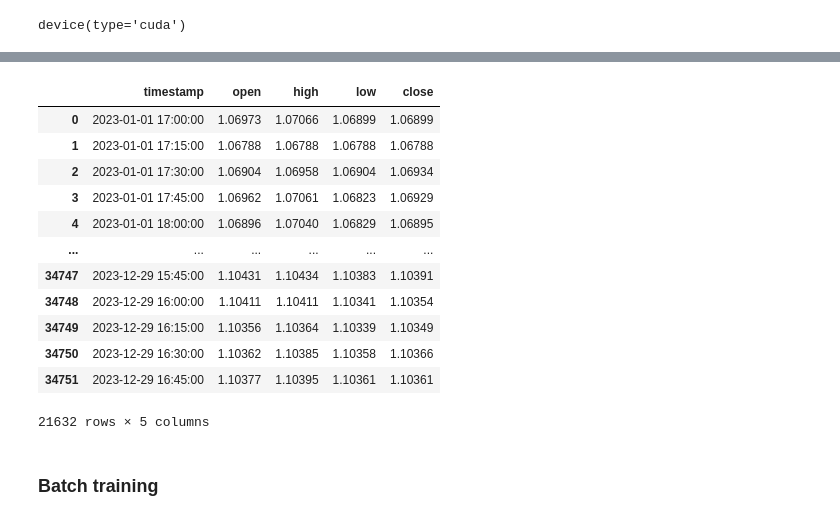
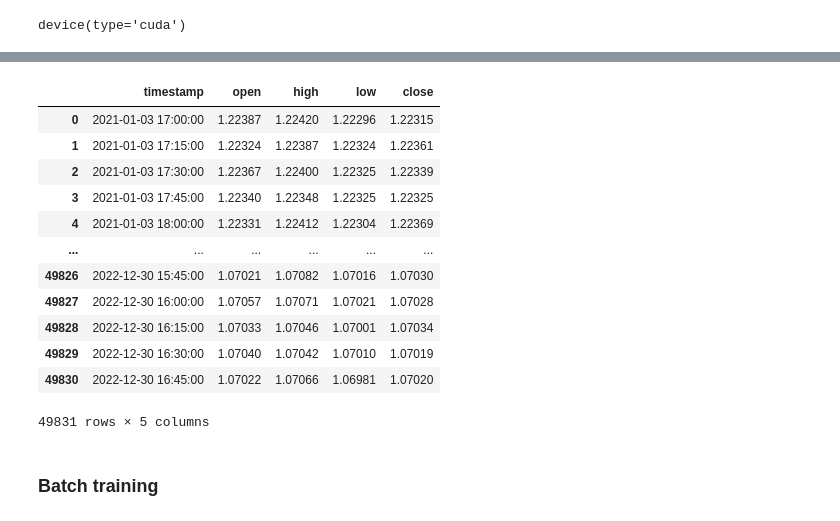
Before and after one commit to Suraj6E/EURUSD-DQN-LSTM, a Jupyter notebook: LSTM.ipynb, the cells around one changed output, grey strips where cells are left out. Cells and saved outputs as stored; diff of their text form; code cells hidden in the pictures.

```diff
--- a/LSTM.ipynb
+++ b/LSTM.ipynb
@@ -20,16 +20,24 @@ device(type='cuda')
 filename = "EURUSD_M1_2023.csv"
 
 
-df = pd.read_csv("./data_saved/"+filename)
+df1 = pd.read_csv("./data_saved/EURUSD_M1_2021.csv")
+df2 = pd.read_csv("./data_saved/EURUSD_M1_2022.csv")
+
+concatenated_df = pd.concat([df1, df2], axis=0)
+concatenated_df.reset_index(drop=True, inplace=True)
+
+
+# df2 = pd.read_csv("./data_saved/"+filename)
  # Convert 'timestamp' column to datetime
-df['timestamp'] = pd.to_datetime(df['timestamp'])
+concatenated_df['timestamp'] = pd.to_datetime(concatenated_df['timestamp'])
 
 #timestamp as index
-df.set_index('timestamp', inplace=True)
-data = df.resample('15min').agg({'open': 'first', 'high': 'max', 'low': 'min', 'close': 'last'}).reset_index()
+concatenated_df.set_index('timestamp', inplace=True)
+data = concatenated_df.resample('15min').agg({'open': 'first', 'high': 'max', 'low': 'min', 'close': 'last'}).reset_index()
 
 #Drop NA rows
 data = data.dropna(axis=0)
+data.reset_index(drop=True, inplace=True)
 
 
 # data = data['close']
@@ -68,16 +76,16 @@ std        0.016281      0.016278
 |  | timestamp | open | high | low | close |
-| 0 | 2023-01-01 17:00:00 | 1.06973 | 1.07066 | 1.06899 | 1.06899 |
-| 1 | 2023-01-01 17:15:00 | 1.06788 | 1.06788 | 1.06788 | 1.06788 |
-| 2 | 2023-01-01 17:30:00 | 1.06904 | 1.06958 | 1.06904 | 1.06934 |
-| 3 | 2023-01-01 17:45:00 | 1.06962 | 1.07061 | 1.06823 | 1.06929 |
-| 4 | 2023-01-01 18:00:00 | 1.06896 | 1.07040 | 1.06829 | 1.06895 |
+| 0 | 2021-01-03 17:00:00 | 1.22387 | 1.22420 | 1.22296 | 1.22315 |
+| 1 | 2021-01-03 17:15:00 | 1.22324 | 1.22387 | 1.22324 | 1.22361 |
+| 2 | 2021-01-03 17:30:00 | 1.22367 | 1.22400 | 1.22325 | 1.22339 |
+| 3 | 2021-01-03 17:45:00 | 1.22340 | 1.22348 | 1.22325 | 1.22325 |
+| 4 | 2021-01-03 18:00:00 | 1.22331 | 1.22412 | 1.22304 | 1.22369 |
 | ... | ... | ... | ... | ... | ... |
-| 34747 | 2023-12-29 15:45:00 | 1.10431 | 1.10434 | 1.10383 | 1.10391 |
-| 34748 | 2023-12-29 16:00:00 | 1.10411 | 1.10411 | 1.10341 | 1.10354 |
-| 34749 | 2023-12-29 16:15:00 | 1.10356 | 1.10364 | 1.10339 | 1.10349 |
-| 34750 | 2023-12-29 16:30:00 | 1.10362 | 1.10385 | 1.10358 | 1.10366 |
-| 34751 | 2023-12-29 16:45:00 | 1.10377 | 1.10395 | 1.10361 | 1.10361 |
+| 49826 | 2022-12-30 15:45:00 | 1.07021 | 1.07082 | 1.07016 | 1.07030 |
+| 49827 | 2022-12-30 16:00:00 | 1.07057 | 1.07071 | 1.07021 | 1.07028 |
+| 49828 | 2022-12-30 16:15:00 | 1.07033 | 1.07046 | 1.07001 | 1.07034 |
+| 49829 | 2022-12-30 16:30:00 | 1.07040 | 1.07042 | 1.07010 | 1.07019 |
+| 49830 | 2022-12-30 16:45:00 | 1.07022 | 1.07066 | 1.06981 | 1.07020 |
-21632 rows × 5 columns
+49831 rows × 5 columns
 # %%
 # Convert DataFrame to PyTorch tensor and move to GPU
 data_tensor = torch.tensor(data[['close']].values, dtype=torch.float32).unsqueeze(0).to(device)  # Add batch dimension
```
Also changed, not shown: parts of 9 cells of this notebook.
